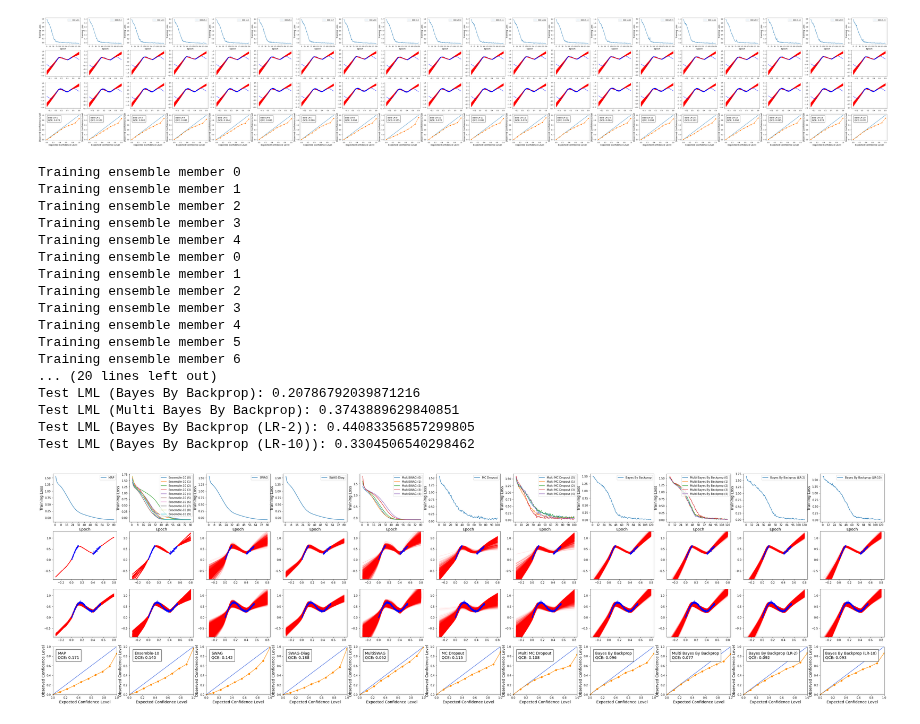
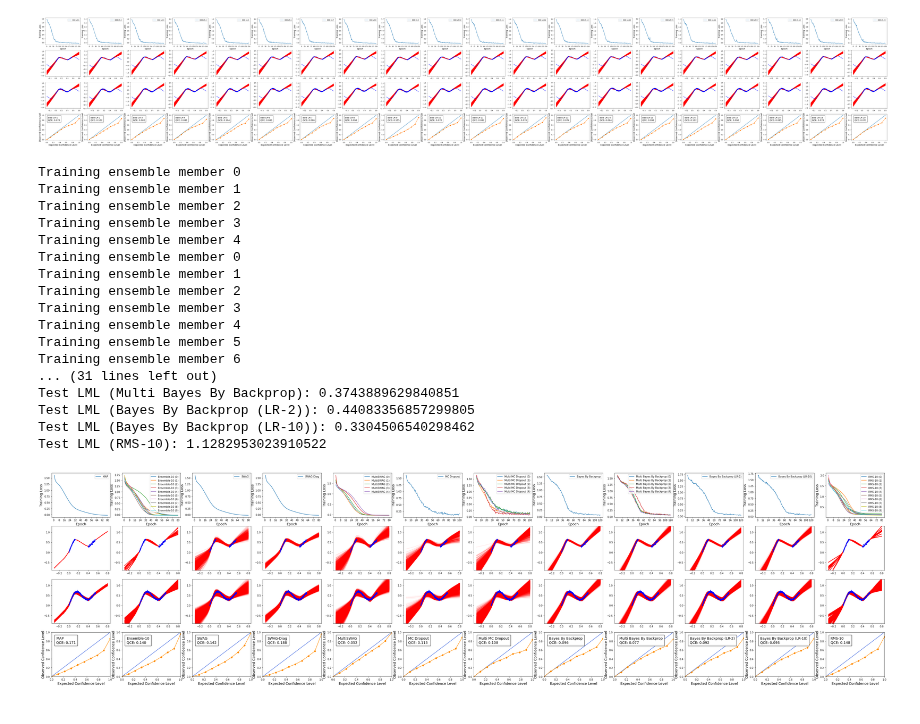
Before and after one commit to Feuermagier/VariationalBayesianDL, a Jupyter notebook: TrigonometricRegression.ipynb, the cells around one changed output. Saved outputs shown, nothing was run; the diff lists cells and outputs as text; code cells hidden in the pictures.

Commit message:
SGLD & Classification Calibration fixes

```diff
--- a/TrigonometricRegression.ipynb
+++ b/TrigonometricRegression.ipynb
@@ -183,5 +202,9 @@ def train_models(dataset, batch_size):
 # %%
-torch.manual_seed(42)
+from training.pp import MAP
+from training.sgld import sgld, SGLDModule
+from training.util import nll_loss
+
+torch.manual_seed(2)
 
 dataset, trainloader, testset = gap_datasets(device)
 
@@ -190,15 +213,10 @@ layers = [
     ("relu", ()),
     ("fc", (32, 32)),
     ("relu", ()),
-    ("fc", (32, 1))
+    ("fc", (32, 1)),
+    ("gauss", (dataset.normalized_noise, False))
 ]
-multi_swag_config = {
-    "start_epoch": 40,
-    "update_every_batches": len(trainloader),
-    "deviation_samples": 30,
-    "use_low_rank_cov": True
-}
-multi_swag = Ensemble([wrap(SwagModel(layers, multi_swag_config), dataset) for _ in range(5)])
-multi_swag.train_model(70, adam(lr=0.001), "mean", trainloader, 20, device, report_every_epochs=0)
-plot_grid(dataset, testset, [("SWAG", multi_swag, 100)], device, plot_ground_truth=False)
+model = SGLDModule(layers, 200, 2)
+model.train_model(2200, nll_loss, sgld(lr=1e-4), trainloader, 20, device, report_every_epochs=500)
+plot_grid(dataset, testset, [("SGLD", model, 1000)], device, plot_ground_truth=False)
 # %% [output]
@@ -224,15 +232,0 @@ Test LML (SWAG): 1.0297307968139648
-# %%
-torch.manual_seed(0)
-
-dataset, trainloader, testset = gap_datasets(device)
-
-layers = [
-    ("fc", (1, 32)),
-    ("relu", ()),
-    ("fc", (32, 32)),
-    ("relu", ()),
-    ("fc", (32, 1))
-]
-map = wrap(PointPredictor(layers), dataset)
-map.train_model(50, adam(lr=0.001), "mean", trainloader, 20, device, report_every_epochs=20)
-plot_grid(dataset, testset, [("MAP", map, 100)], device, plot_ground_truth=False)
@@ -443,7 +428,7 @@ fig, results = plot_grid(dataset, dataset.generate_testset(0.0, 0.5, 200, noise)
 
 #plot_table("Simple Toy Regression", [[result] for result in results], "results/toy/regression_simple.txt")
 # %%
-results = [[] for _ in range(11)]
+results = [[] for _ in range(12)]
 #[pp, ensemble, swag, diag_swag, multi_swag, mc_dropout, multi_mc_dropout, bbb, multi_bbb, bbb_lr2, bbb_lr10]
 for seed in range(1):
     torch.manual_seed(seed)
@@ -462,7 +447,8 @@ for seed in range(1):
         ("Bayes By Backprop", models[7], 1000),
         ("Multi Bayes By Backprop", models[8], 1000),
         ("Bayes By Backprop (LR-2)", models[9], 1000),
-        ("Bayes By Backprop (LR-10)", models[10], 1000)
+        ("Bayes By Backprop (LR-10)", models[10], 1000),
+        ("RMS-10", models[11], 1000)
     ]
 
     # for i, (name, model, samples) in enumerate(eval_configs):
@@ -472,33 +458,33 @@ for seed in range(1):
 
 fig, _ = plot_grid(dataset, testset, eval_configs, device, plot_ground_truth=False)
 #fig.savefig("results/toy/regression_gap.png")
 
 # store_results(dataset, testset, -0.3, 0.8, [
 #     ("gp", models[0], 1000),
 #     ("map", models[1], 1000),
 #     ("ensemble", models[2], 1000),
 #     ("swag", models[3], 1000),
 #     ("swag_diag", models[4], 1000),
 #     ("mc_dropout", models[5], 1000),
 #     ("bbb", models[6], 1000),
 #     ("bbb_ll", models[7], 1000)
 # ], device)
 # %% [output]
 Training ensemble member 0
 Training ensemble member 1
 Training ensemble member 2
 Training ensemble member 3
 Training ensemble member 4
 Training ensemble member 0
 Training ensemble member 1
 Training ensemble member 2
 Training ensemble member 3
 Training ensemble member 4
 Training ensemble member 5
 Training ensemble member 6
-... (20 lines left out)
-Test LML (Bayes By Backprop): 0.20786792039871216
+... (31 lines left out)
 Test LML (Multi Bayes By Backprop): 0.3743889629840851
 Test LML (Bayes By Backprop (LR-2)): 0.44083356857299805
 Test LML (Bayes By Backprop (LR-10)): 0.3304506540298462
+Test LML (RMS-10): 1.1282953023910522
-[figure, old version]
+[figure, new version]
```
Also changed, not shown: parts of 6 cells of this notebook, 15 other files.
